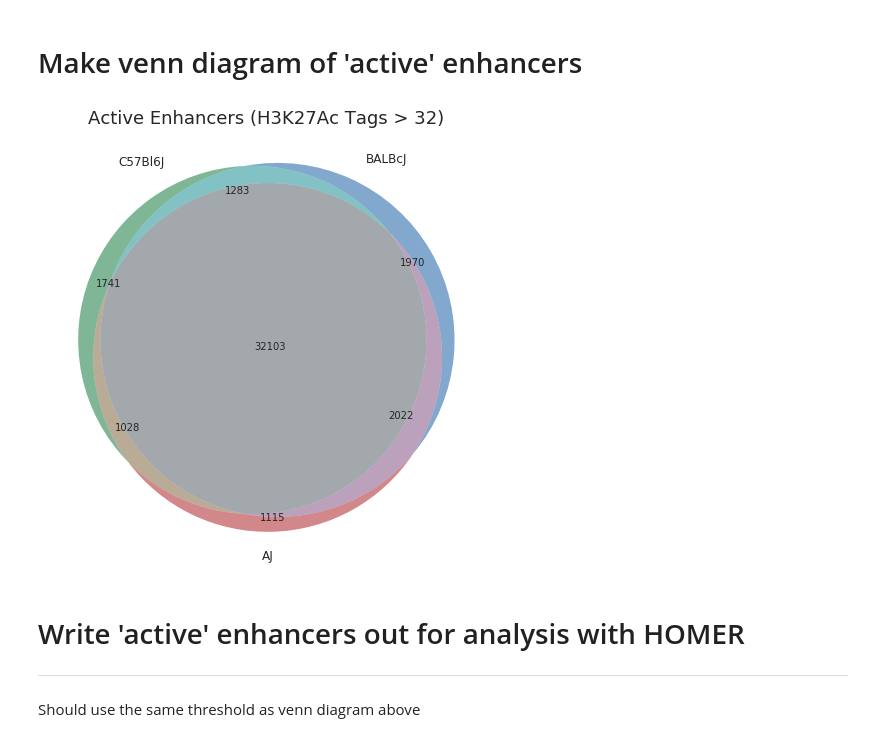
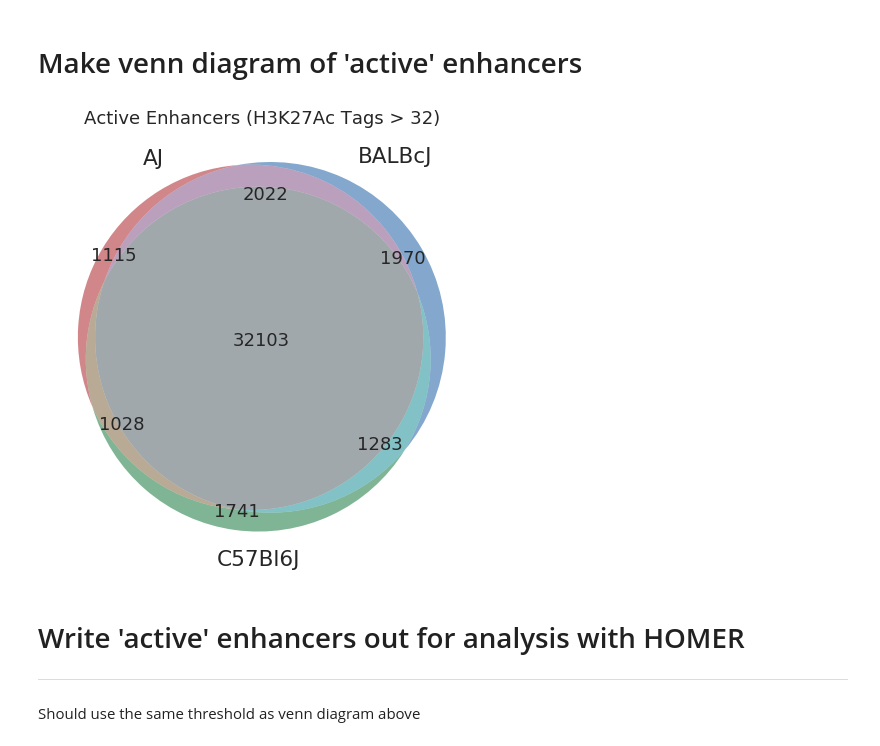
Before and after one commit to HunterBennett/strains, a Jupyter notebook: results/06b_Strains_Control_Combined_H3K27Ac_01_Annotation.ipynb, the cells around one changed output. Cells and saved outputs as stored; diff of their text form; code cells hidden in the pictures.

Commit message:
Lots of updates for figure quality plots

```diff
--- a/results/06b_Strains_Control_Combined_H3K27Ac_01_Annotation.ipynb
+++ b/results/06b_Strains_Control_Combined_H3K27Ac_01_Annotation.ipynb
@@ -267,7 +271,7 @@ We only have two replicates for all strains so no filtering today!
 # %%
 from matplotlib_venn import venn3
 # %%
-groups = ['C57Bl6J', 'BALBcJ', 'AJ']
+groups = ['AJ', 'BALBcJ', 'C57Bl6J']
 columns = [[0,1,2],
            [3,4,5],
            [6,7,8]]
@@ -287,21 +291,21 @@ for col in avg_tags_df.columns:
 # %%
 fig, ax = plt.subplots(figsize=(8,8))
 
 # venn3 accepts a list with the following order
 # (100, 010, 110, 001, 101, 011, 111)
 # group1, group2, group1+2, group3, group1+3, group2+3, group3
-venn3(subsets=[set(peak_dict['C57Bl6J']),
+venn3(subsets=[set(peak_dict['AJ']),
                set(peak_dict['BALBcJ']),
-               set(peak_dict['AJ'])],
-      set_colors=('#006d2c', '#08519c', '#a50f15'),
-      set_labels=('C57Bl6J', 'BALBcJ', 'AJ'),
+               set(peak_dict['C57Bl6J'])],
+      set_colors=('#a50f15', '#08519c', '#006d2c'),
+      set_labels=('AJ', 'BALBcJ', 'C57Bl6J'),
       alpha=0.5,
       ax=ax)
 ax.set_title('Active Enhancers (H3K27Ac Tags > %d)' % thresh);
 
 plt.savefig('./figures/venn3_activated_peaks.png', bbox_inches='tight')
 # %% [output]
-[figure, old version]
+[figure, new version]
 # %%
 # # use the code below if you'd like to find the specific peak sets shown in the Venn diagram.
 # all3 = set(peak_dict['C57Bl6J']).intersection(set(peak_dict['BALBcJ']).intersection(peak_dict['AJ']))
```
Also changed, not shown: parts of 9 cells of this notebook, 18 other files.
